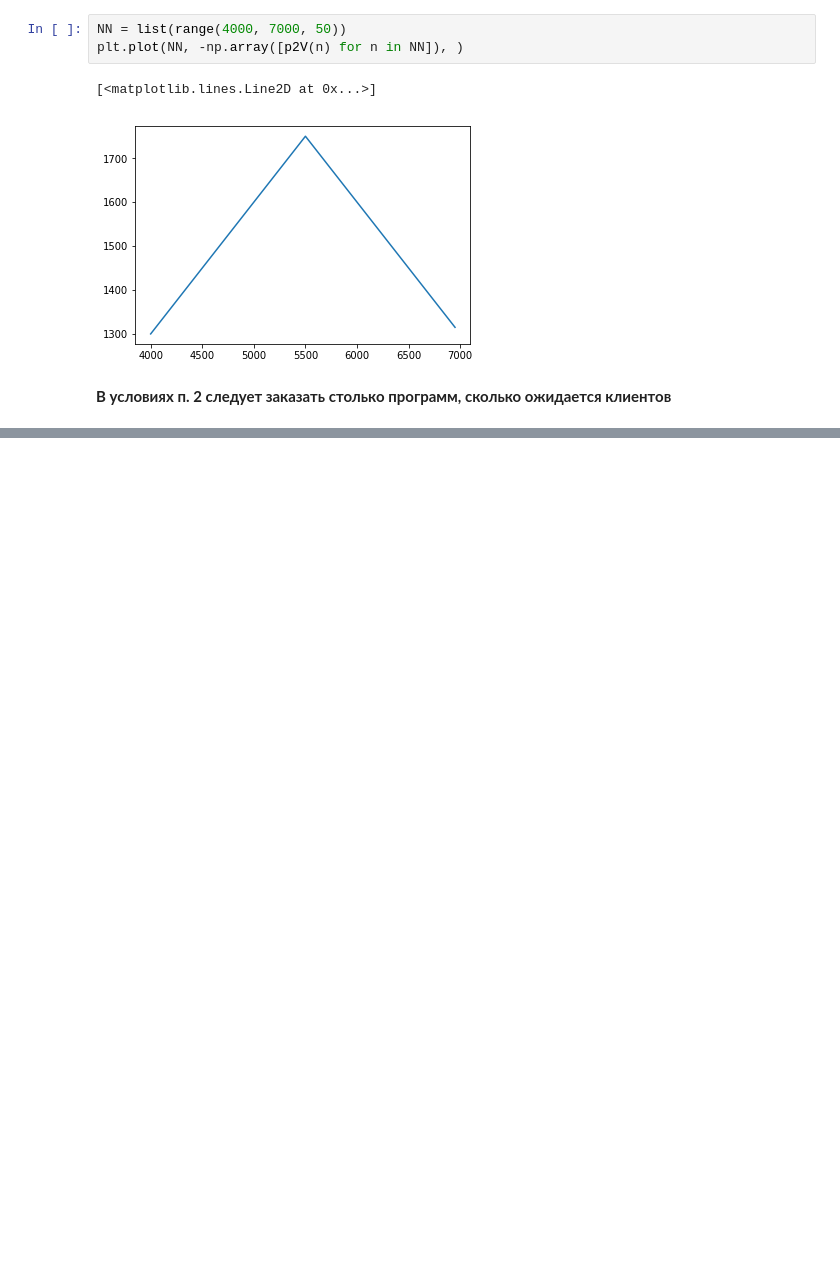
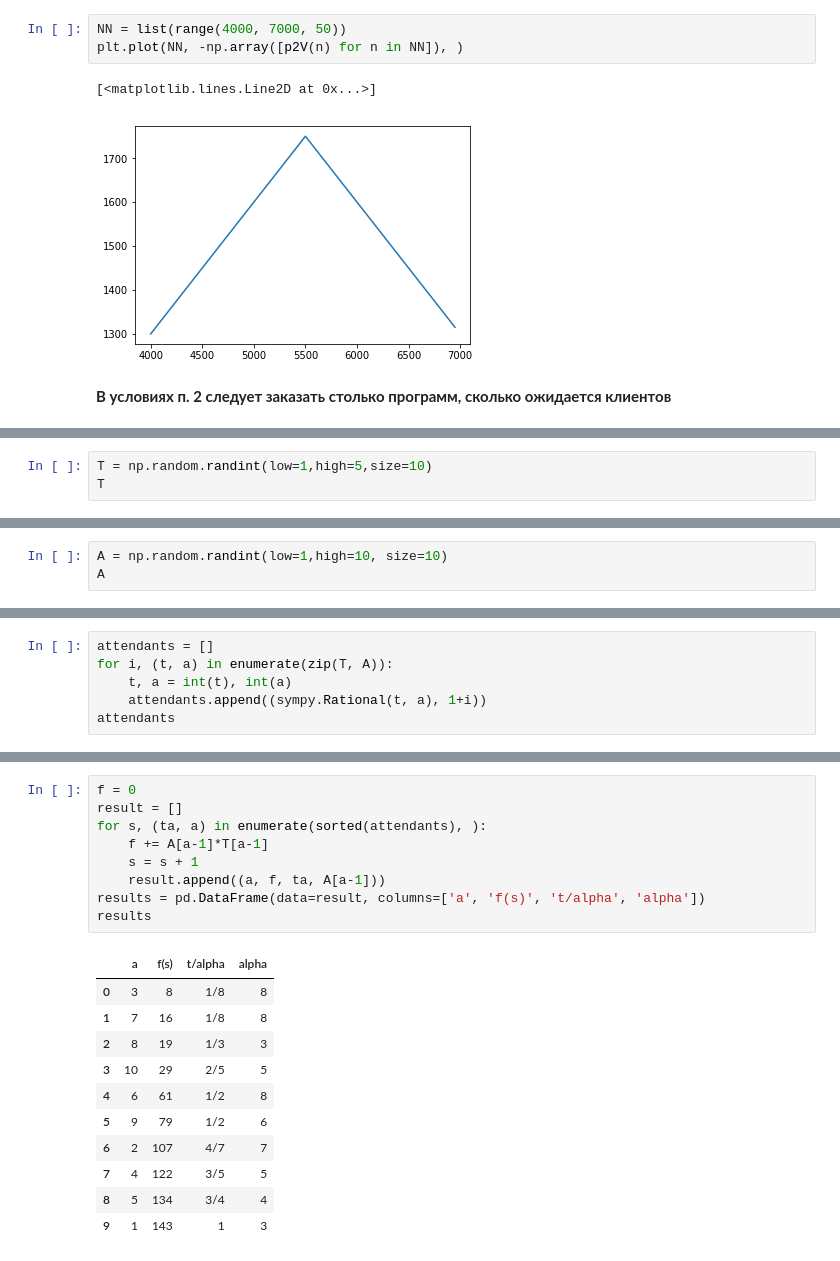
Before and after one commit to RerumNovarum/vsu-games, a Jupyter notebook: vsu_games_2-3.ipynb, the cells around one changed output, grey strips where cells are left out. Drawn from its saved outputs; the diff is of its cells as text; blank space fills up the shorter version.

```diff
--- a/vsu_games_2-3.ipynb
+++ b/vsu_games_2-3.ipynb
@@ -231,0 +184,3 @@ def print_flat_G(G):
+# %%
+T = np.random.randint(low=1,high=5,size=10)
+T
@@ -231,0 +189,3 @@ def print_flat_G(G):
+# %%
+A = np.random.randint(low=1,high=10, size=10)
+A
@@ -231,0 +201,6 @@ def print_flat_G(G):
+# %%
+attendants = []
+for i, (t, a) in enumerate(zip(T, A)):
+    t, a = int(t), int(a)
+    attendants.append((sympy.Rational(t, a), 1+i))
+attendants
@@ -231,0 +231,21 @@ def print_flat_G(G):
+# %%
+f = 0
+result = []
+for s, (ta, a) in enumerate(sorted(attendants), ):
+    f += A[a-1]*T[a-1]
+    s = s + 1
+    result.append((a, f, ta, A[a-1]))
+results = pd.DataFrame(data=result, columns=['a', 'f(s)', 't/alpha', 'alpha'])
+results
+# %% [output]
+|  | a | f(s) | t/alpha | alpha |
+| 0 | 3 | 8 | 1/8 | 8 |
+| 1 | 7 | 16 | 1/8 | 8 |
+| 2 | 8 | 19 | 1/3 | 3 |
+| 3 | 10 | 29 | 2/5 | 5 |
+| 4 | 6 | 61 | 1/2 | 8 |
+| 5 | 9 | 79 | 1/2 | 6 |
+| 6 | 2 | 107 | 4/7 | 7 |
+| 7 | 4 | 122 | 3/5 | 5 |
+| 8 | 5 | 134 | 3/4 | 4 |
+| 9 | 1 | 143 | 1 | 3 |
```
Also changed, not shown: parts of 39 cells of this notebook, 2 other files.
